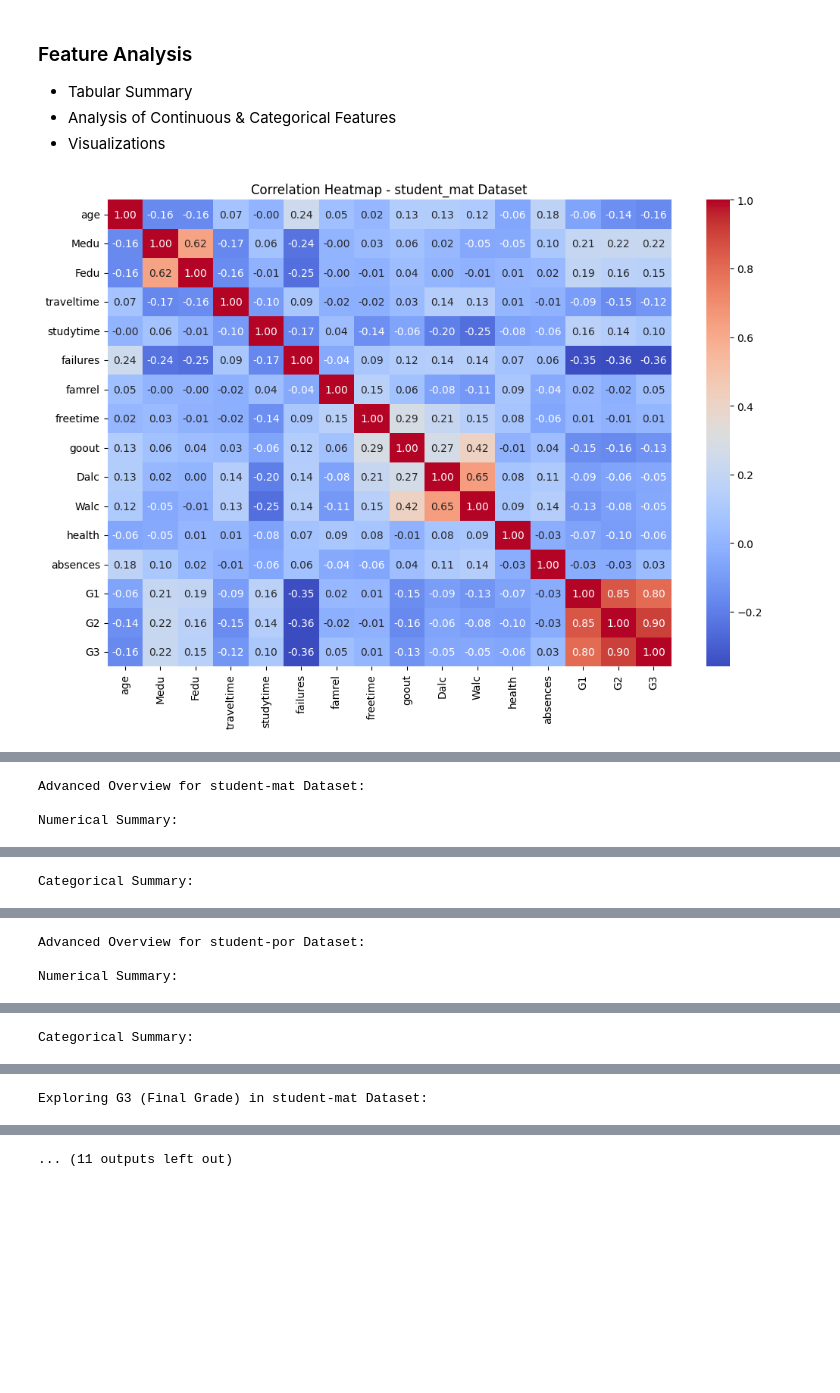
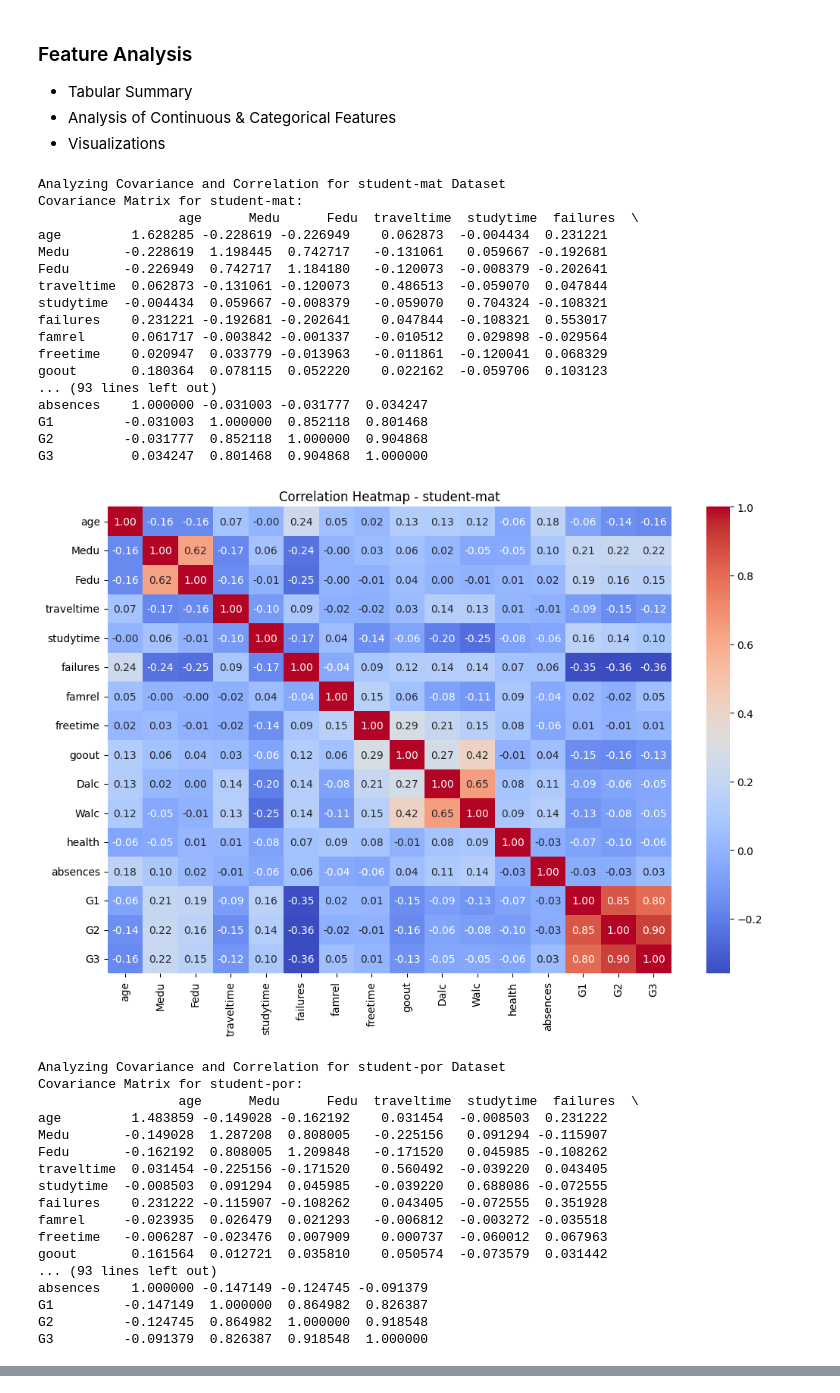
Before and after one commit to adichn/CP322-Final-Project, a Jupyter notebook: Final_Project.ipynb, the cells around one changed output, grey strips where cells are left out. Cells and saved outputs as stored; diff of their text form; code cells hidden in the pictures; blank space fills up the shorter version.

```diff
--- a/Final_Project.ipynb
+++ b/Final_Project.ipynb
@@ -94,17 +94,30 @@ In summary, the dataset has 0 missing values and a mix of continuous & categoric
 numeric_cols_mat = student_mat.select_dtypes(include=['number'])
 numeric_cols_por = student_por.select_dtypes(include=['number'])
 
-# Correlation matrix for student_mat
-plt.figure(figsize=(12, 8))
-sns.heatmap(numeric_cols_mat.corr(), annot=True, fmt=".2f", cmap="coolwarm", cbar=True)
-plt.title("Correlation Heatmap - student_mat Dataset")
-plt.show()
+# Define a function to analyze covariance and correlation
+def analyze_covariance_and_correlation(df, dataset_name):
+    print(f"Analyzing Covariance and Correlation for {dataset_name} Dataset")
 
-# Correlation matrix for student_por
-plt.figure(figsize=(12, 8))
-sns.heatmap(numeric_cols_por.corr(), annot=True, fmt=".2f", cmap="coolwarm", cbar=True)
-plt.title("Correlation Heatmap - student_por Dataset")
-plt.show()
+    # Continuous features
+    continuous_features = df.select_dtypes(include=['int64', 'float64']).columns
+
+    # Covariance matrix
+    covariance_matrix = df[continuous_features].cov()
+    print(f"Covariance Matrix for {dataset_name}:\n", covariance_matrix)
+
+    # Correlation matrix
+    correlation_matrix = df[continuous_features].corr()
+    print(f"Correlation Matrix for {dataset_name}:\n", correlation_matrix)
+
+    # Correlation heatmap
+    plt.figure(figsize=(12, 8))
+    sns.heatmap(correlation_matrix, annot=True, fmt=".2f", cmap="coolwarm", cbar=True)
+    plt.title(f"Correlation Heatmap - {dataset_name}")
+    plt.show()
+
+# Perform covariance and correlation analysis for both datasets
+analyze_covariance_and_correlation(student_mat, "student-mat")
+analyze_covariance_and_correlation(student_por, "student-por")
 
 # Advanced Tabular Overview
 def advanced_tabular_overview(df):
@@ -208,31 +221,65 @@ overlapping_categorical_features = list(
 )
 
 # Create bar plots for overlapping categorical features
 num_cols = 3  # Number of columns in the plot grid
 num_rows = -(-len(overlapping_categorical_features) // num_cols)  # Calculate rows needed
 
 plt.figure(figsize=(5 * num_cols, 4 * num_rows))  # Adjust figure size for grid
 
 for i, feature in enumerate(overlapping_categorical_features, 1):
     plt.subplot(num_rows, num_cols, i)
     combined_data = pd.concat([
         student_mat[[feature, 'G3']].assign(Dataset='Math'),
         student_por[[feature, 'G3']].assign(Dataset='Portuguese')
     ])
     sns.barplot(
         data=combined_data,
         x=feature,
         y='G3',
         hue='Dataset',
         errorbar=None,  # Updated to handle Seaborn's future versions
         palette="viridis"
     )
     plt.title(f"G3 by {feature}")
     plt.xlabel(feature)
     plt.ylabel("Average G3")
     plt.xticks(rotation=45)
 
 plt.tight_layout()
 plt.show()
 # %% [output]
+Analyzing Covariance and Correlation for student-mat Dataset
+Covariance Matrix for student-mat:
+                  age      Medu      Fedu  traveltime  studytime  failures  \
+age         1.628285 -0.228619 -0.226949    0.062873  -0.004434  0.231221
+Medu       -0.228619  1.198445  0.742717   -0.131061   0.059667 -0.192681
+Fedu       -0.226949  0.742717  1.184180   -0.120073  -0.008379 -0.202641
+traveltime  0.062873 -0.131061 -0.120073    0.486513  -0.059070  0.047844
+studytime  -0.004434  0.059667 -0.008379   -0.059070   0.704324 -0.108321
+failures    0.231221 -0.192681 -0.202641    0.047844  -0.108321  0.553017
+famrel      0.061717 -0.003842 -0.001337   -0.010512   0.029898 -0.029564
+freetime    0.020947  0.033779 -0.013963   -0.011861  -0.120041  0.068329
+goout       0.180364  0.078115  0.052220    0.022162  -0.059706  0.103123
+... (93 lines left out)
+absences    1.000000 -0.031003 -0.031777  0.034247
+G1         -0.031003  1.000000  0.852118  0.801468
+G2         -0.031777  0.852118  1.000000  0.904868
+G3          0.034247  0.801468  0.904868  1.000000
-[figure, old version]
+[figure, new version]
+Analyzing Covariance and Correlation for student-por Dataset
+Covariance Matrix for student-por:
+                  age      Medu      Fedu  traveltime  studytime  failures  \
+age         1.483859 -0.149028 -0.162192    0.031454  -0.008503  0.231222
+Medu       -0.149028  1.287208  0.808005   -0.225156   0.091294 -0.115907
+Fedu       -0.162192  0.808005  1.209848   -0.171520   0.045985 -0.108262
+traveltime  0.031454 -0.225156 -0.171520    0.560492  -0.039220  0.043405
+studytime  -0.008503  0.091294  0.045985   -0.039220   0.688086 -0.072555
+failures    0.231222 -0.115907 -0.108262    0.043405  -0.072555  0.351928
+famrel     -0.023935  0.026479  0.021293   -0.006812  -0.003272 -0.035518
+freetime   -0.006287 -0.023476  0.007909    0.000737  -0.060012  0.067963
+goout       0.161564  0.012721  0.035810    0.050574  -0.073579  0.031442
+... (93 lines left out)
+absences    1.000000 -0.147149 -0.124745 -0.091379
+G1         -0.147149  1.000000  0.864982  0.826387
+G2         -0.124745  0.864982  1.000000  0.918548
+G3         -0.091379  0.826387  0.918548  1.000000
@@ -240,3 +286,0 @@ plt.show()
-Advanced Overview for student-mat Dataset:
-
-Numerical Summary:
@@ -257,4 +304,3 @@ Numerical Summary:
 | G1 | 395.0 | 10.908861 | 3.319195 | 3.0 | 8.0 | 11.0 | 13.0 | 19.0 | 0 | 17 |
 | G2 | 395.0 | 10.713924 | 3.761505 | 0.0 | 9.0 | 11.0 | 13.0 | 19.0 | 0 | 17 |
 | G3 | 395.0 | 10.415190 | 4.581443 | 0.0 | 8.0 | 11.0 | 14.0 | 20.0 | 0 | 18 |
-Categorical Summary:
@@ -276,6 +323,3 @@ Categorical Summary:
 | higher | 2 | 0 | yes |
 | internet | 2 | 0 | yes |
 | romantic | 2 | 0 | no |
-Advanced Overview for student-por Dataset:
-
-Numerical Summary:
@@ -296,4 +343,3 @@ Numerical Summary:
 | G1 | 649.0 | 11.399076 | 2.745265 | 0.0 | 10.0 | 11.0 | 13.0 | 19.0 | 0 | 17 |
 | G2 | 649.0 | 11.570108 | 2.913639 | 0.0 | 10.0 | 11.0 | 13.0 | 19.0 | 0 | 16 |
 | G3 | 649.0 | 11.906009 | 3.230656 | 0.0 | 10.0 | 12.0 | 14.0 | 19.0 | 0 | 17 |
-Categorical Summary:
@@ -315,4 +362,3 @@ Categorical Summary:
 | higher | 2 | 0 | yes |
 | internet | 2 | 0 | yes |
 | romantic | 2 | 0 | no |
-Exploring G3 (Final Grade) in student-mat Dataset:
@@ -320 +364,0 @@ Exploring G3 (Final Grade) in student-mat Dataset:
-... (11 outputs left out)
```
Also changed, not shown: parts of 2 cells of this notebook.
